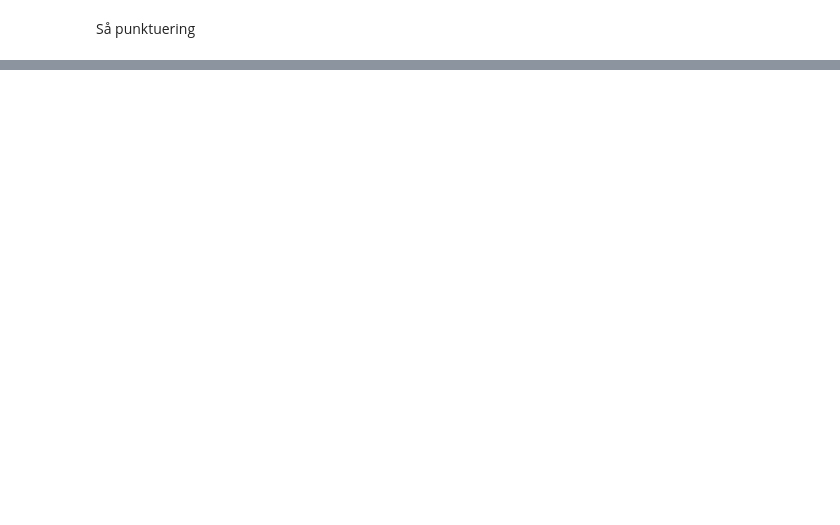
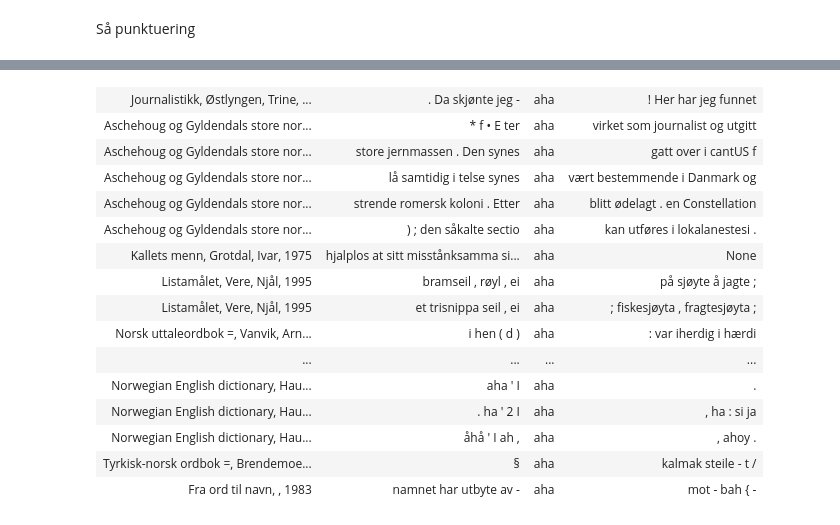
Before and after one commit to Yoonsen/romaner_vs_sakprosa, a Jupyter notebook: Forskjeller i distribusjon .ipynb, the cells around one changed output, grey strips where cells are left out. Saved outputs shown, nothing was run; the diff lists cells and outputs as text; code cells hidden in the pictures; blank space fills up the shorter version.

```diff
--- a/Forskjeller i distribusjon .ipynb
+++ b/Forskjeller i distribusjon .ipynb
@@ -106,0 +128,19 @@ combo.loc[interjeksjoner]
+# %%
+nb.urn_concordance(urns = list(sakprosa.urn), word = 'aha')
+# %% [output]
+| Journalistikk, Østlyngen, Trine, ... | . Da skjønte jeg - | aha | ! Her har jeg funnet |
+| Aschehoug og Gyldendals store nor... | * f • E ter | aha | virket som journalist og utgitt |
+| Aschehoug og Gyldendals store nor... | store jernmassen . Den synes | aha | gatt over i cantUS f |
+| Aschehoug og Gyldendals store nor... | lå samtidig i telse synes | aha | vært bestemmende i Danmark og |
+| Aschehoug og Gyldendals store nor... | strende romersk koloni . Etter | aha | blitt ødelagt . en Constellation |
+| Aschehoug og Gyldendals store nor... | ) ; den såkalte sectio | aha | kan utføres i lokalanestesi . |
+| Kallets menn, Grotdal, Ivar, 1975 | hjalplos at sitt misstånksamma si... | aha | None |
+| Listamålet, Vere, Njål, 1995 | bramseil , røyl , ei | aha | på sjøyte å jagte ; |
+| Listamålet, Vere, Njål, 1995 | et trisnippa seil , ei | aha | ; fiskesjøyta , fragtesjøyta ; |
+| Norsk uttaleordbok =, Vanvik, Arn... | i hen ( d ) | aha | : var iherdig i hærdi |
+| ... | ... | ... | ... |
+| Norwegian English dictionary, Hau... | aha ' I | aha | . |
+| Norwegian English dictionary, Hau... | . ha ' 2 I | aha | , ha : si ja |
+| Norwegian English dictionary, Hau... | åhå ' I ah , | aha | , ahoy . |
+| Tyrkisk-norsk ordbok =, Brendemoe... | § | aha | kalmak steile - t / |
+| Fra ord til navn, , 1983 | namnet har utbyte av - | aha | mot - bah { - |
```
Also changed, not shown: parts of 25 cells of this notebook, 5 other files.
